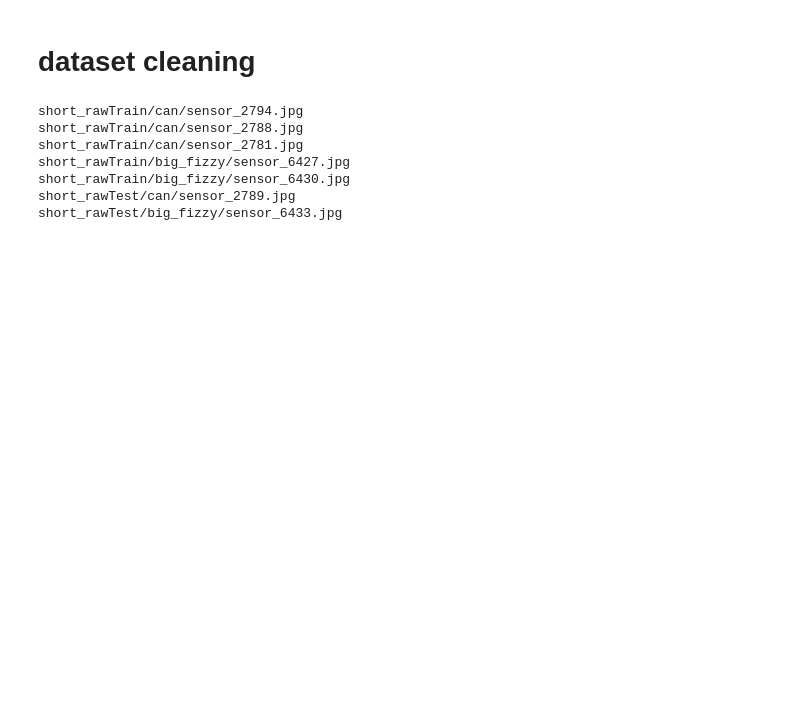
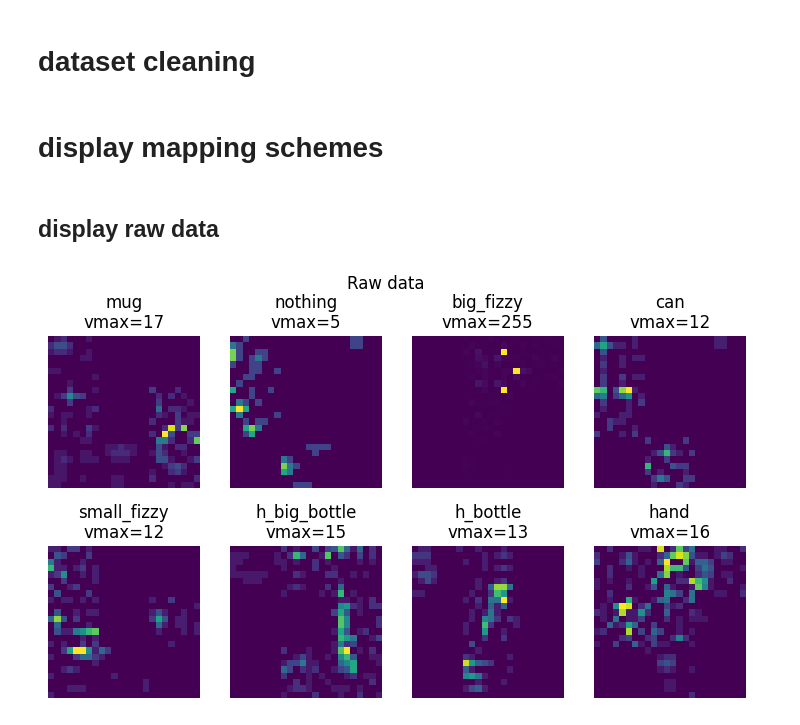
Before and after one commit to gugi200/final_project, a Jupyter notebook: data_manipulation.ipynb, the cells around one changed output. Cells and saved outputs as stored; diff of their text form; code cells hidden in the pictures; blank space fills up the shorter version.

Commit message:
expanding the visualisation capabilities

```diff
--- a/data_manipulation.ipynb
+++ b/data_manipulation.ipynb
@@ -1097,33 +953,44 @@ cuda
 import os
 from PIL import Image
 from PIL import UnidentifiedImageError
-folder_path = shortRawTrain
-extensions = []
-for fldr in os.listdir(folder_path):
-    sub_folder_path = os.path.join(folder_path, fldr)
-    for filee in os.listdir(sub_folder_path):
-        file_path = os.path.join(sub_folder_path, filee)
-        try:
-            im = Image.open(file_path)
-        except UnidentifiedImageError:
-            print(file_path)
-            os.remove(file_path)
-folder_path = shortRawTest
-extensions = []
-for fldr in os.listdir(folder_path):
-    sub_folder_path = os.path.join(folder_path, fldr)
-    for filee in os.listdir(sub_folder_path):
-        file_path = os.path.join(sub_folder_path, filee)
-        try:
-            im = Image.open(file_path)
-        except UnidentifiedImageError:
-            print(file_path)
-            os.remove(file_path)
+
+for folder_path in [shortRawTrain, shortRawTest, Path('raw_data/data_sensor')]:
+    extensions = []
+    for fldr in os.listdir(folder_path):
+        sub_folder_path = os.path.join(folder_path, fldr)
+        for filee in os.listdir(sub_folder_path):
+            file_path = os.path.join(sub_folder_path, filee)
+            try:
+                im = Image.open(file_path)
+            except UnidentifiedImageError:
+                print(file_path)
+                os.remove(file_path)
-# %% [output]
-short_rawTrain/can/sensor_2794.jpg
-short_rawTrain/can/sensor_2788.jpg
-short_rawTrain/can/sensor_2781.jpg
-short_rawTrain/big_fizzy/sensor_6427.jpg
-short_rawTrain/big_fizzy/sensor_6430.jpg
-short_rawTest/can/sensor_2789.jpg
-short_rawTest/big_fizzy/sensor_6433.jpg
+# %% [markdown]
+# display mapping schemes
+# %% [markdown]
+## display raw data
+# %%
+def displayEachClass(path, title, transfroms=None):
+    dirs = os.listdir(path)
+    plt.figure(figsize=(9, 5))
+    plt.suptitle(title)
+    subplot_i = 1
+    for _dir in dirs:
+        file = random.choice(os.listdir(path/_dir))
+        img = Image.open(path/_dir/file)
+        img_np = np.asarray(img)
+        if transfroms:
+            for transfrom in transfroms:
+                img_np = transfrom(img_np)
+        ax = plt.subplot(2, 4, subplot_i)
+        ax.set_title(_dir + '\nvmax=' + str(np.max(img_np).astype(np.uint8)))
+        ax.imshow(img_np, vmax = np.max(img_np))
+        ax.axis(False)
+        subplot_i += 1
+
+
+
+rawDataPath = Path("raw_data/data_sensor")
+displayEachClass(rawDataPath, 'Raw data')
+# %% [output]
+[figure, added]
```
Also changed, not shown: parts of 10 cells of this notebook.
